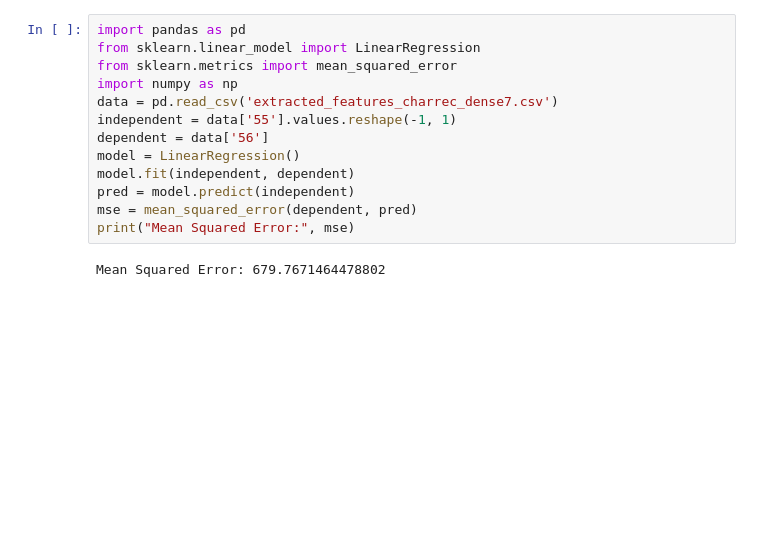
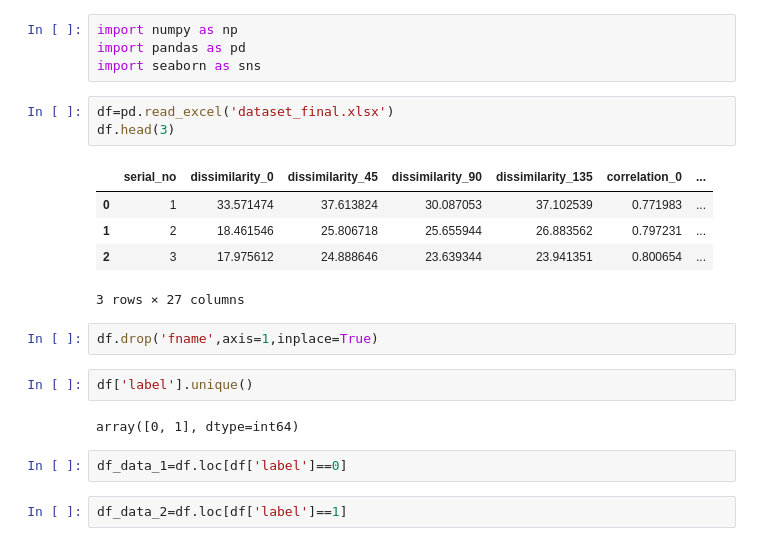
Before and after one commit to bhargavreddy46/ml_lab3, a Jupyter notebook: 21149_ml_lab6.ipynb, the cells around one changed output. Saved outputs shown, nothing was run; the diff lists cells and outputs as text; blank space fills up the shorter version.

```diff
--- a/21149_ml_lab6.ipynb
+++ b/21149_ml_lab6.ipynb
@@ -11,15 +1,23 @@ plt.show()
-# %%
-import pandas as pd
-from sklearn.linear_model import LinearRegression
-from sklearn.metrics import mean_squared_error
-import numpy as np
-data = pd.read_csv('extracted_features_charrec_dense7.csv')
-independent = data['55'].values.reshape(-1, 1)
-dependent = data['56']
-model = LinearRegression()
-model.fit(independent, dependent)
-pred = model.predict(independent)
-mse = mean_squared_error(dependent, pred)
-print("Mean Squared Error:", mse)
-# %% [output]
-Mean Squared Error: 679.7671464478802
+# %%
+import numpy as np
+import pandas as pd
+import seaborn as sns
+# %%
+df=pd.read_excel('dataset_final.xlsx')
+df.head(3)
+# %% [output]
+|  | serial_no | dissimilarity_0 | dissimilarity_45 | dissimilarity_90 | dissimilarity_135 | correlation_0 | ... |
+| 0 | 1 | 33.571474 | 37.613824 | 30.087053 | 37.102539 | 0.771983 | ... |
+| 1 | 2 | 18.461546 | 25.806718 | 25.655944 | 26.883562 | 0.797231 | ... |
+| 2 | 3 | 17.975612 | 24.888646 | 23.639344 | 23.941351 | 0.800654 | ... |
+3 rows × 27 columns
+# %%
+df.drop('fname',axis=1,inplace=True)
+# %%
+df['label'].unique()
+# %% [output]
+array([0, 1], dtype=int64)
+# %%
+df_data_1=df.loc[df['label']==0]
+# %%
+df_data_2=df.loc[df['label']==1]
```
Also changed, not shown: parts of 16 cells of this notebook.
